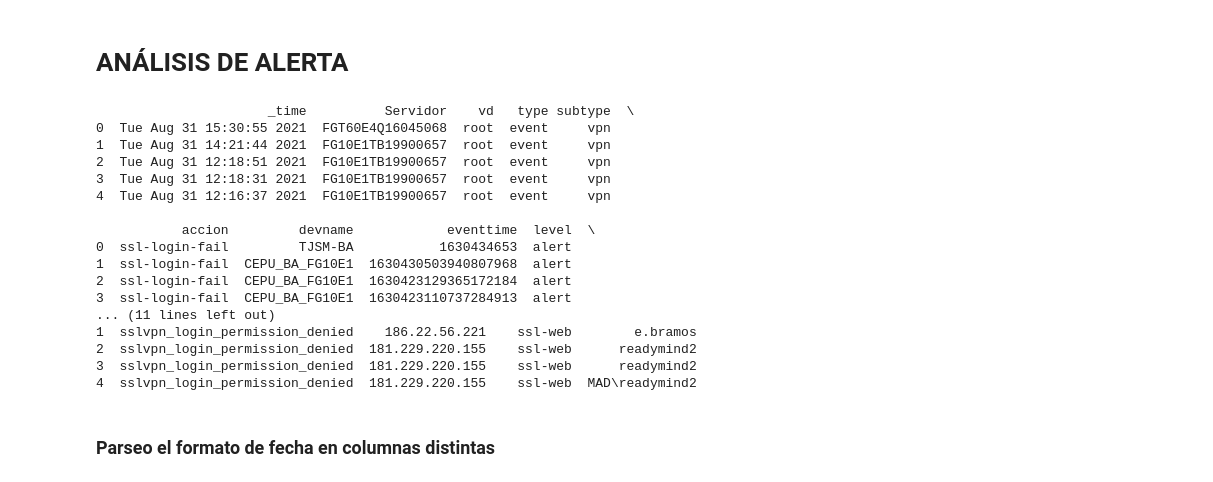
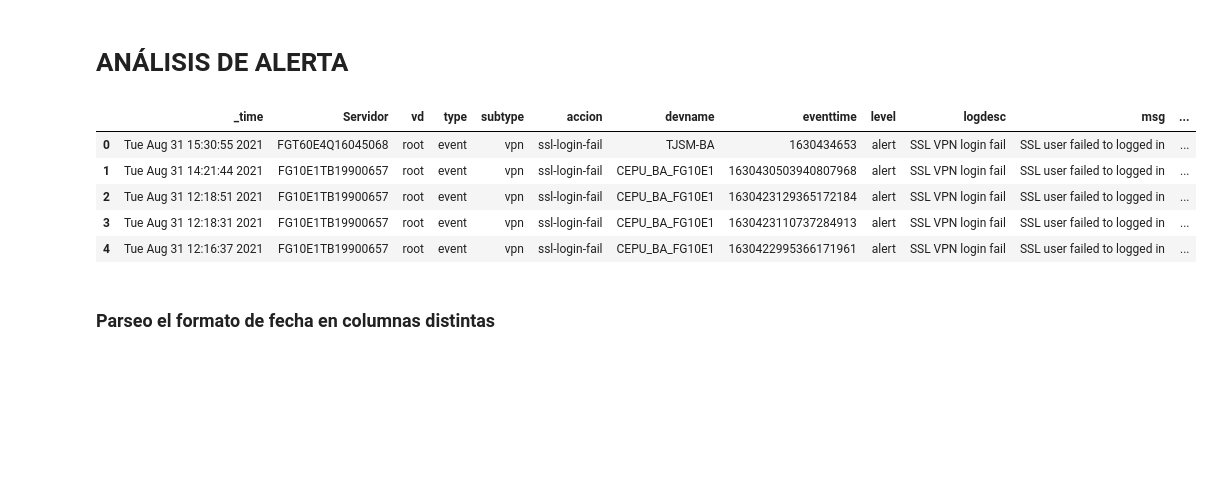
Before and after one commit to BustosMaxx/actividades_py, a Jupyter notebook: LoginsFallidos/BruteForce.ipynb, the cells around one changed output. Drawn from its saved outputs; the diff is of its cells as text; code cells hidden in the pictures; blank space fills up the shorter version.

```diff
--- a/LoginsFallidos/BruteForce.ipynb
+++ b/LoginsFallidos/BruteForce.ipynb
@@ -6,25 +6,14 @@ import matplotlib.pyplot as plt
 
 df_logins = pd.read_csv("Logins_Fallidos.csv")
 # %%
-print(df_logins.head())
+df_logins.head()
 # %% [output]
-                      _time          Servidor    vd   type subtype  \
-0  Tue Aug 31 15:30:55 2021  FGT60E4Q16045068  root  event     vpn
-1  Tue Aug 31 14:21:44 2021  FG10E1TB19900657  root  event     vpn
-2  Tue Aug 31 12:18:51 2021  FG10E1TB19900657  root  event     vpn
-3  Tue Aug 31 12:18:31 2021  FG10E1TB19900657  root  event     vpn
-4  Tue Aug 31 12:16:37 2021  FG10E1TB19900657  root  event     vpn
-
-           accion         devname            eventtime  level  \
-0  ssl-login-fail         TJSM-BA           1630434653  alert
-1  ssl-login-fail  CEPU_BA_FG10E1  1630430503940807968  alert
-2  ssl-login-fail  CEPU_BA_FG10E1  1630423129365172184  alert
-3  ssl-login-fail  CEPU_BA_FG10E1  1630423110737284913  alert
-... (11 lines left out)
-1  sslvpn_login_permission_denied    186.22.56.221    ssl-web        e.bramos
-2  sslvpn_login_permission_denied  181.229.220.155    ssl-web      readymind2
-3  sslvpn_login_permission_denied  181.229.220.155    ssl-web      readymind2
-4  sslvpn_login_permission_denied  181.229.220.155    ssl-web  MAD\readymind2
+|  | _time | Servidor | vd | type | subtype | accion | devname | eventtime | level | logdesc | msg | ... |
+| 0 | Tue Aug 31 15:30:55 2021 | FGT60E4Q16045068 | root | event | vpn | ssl-login-fail | TJSM-BA | 1630434653 | alert | SSL VPN login fail | SSL user failed to logged in | ... |
+| 1 | Tue Aug 31 14:21:44 2021 | FG10E1TB19900657 | root | event | vpn | ssl-login-fail | CEPU_BA_FG10E1 | 1630430503940807968 | alert | SSL VPN login fail | SSL user failed to logged in | ... |
+| 2 | Tue Aug 31 12:18:51 2021 | FG10E1TB19900657 | root | event | vpn | ssl-login-fail | CEPU_BA_FG10E1 | 1630423129365172184 | alert | SSL VPN login fail | SSL user failed to logged in | ... |
+| 3 | Tue Aug 31 12:18:31 2021 | FG10E1TB19900657 | root | event | vpn | ssl-login-fail | CEPU_BA_FG10E1 | 1630423110737284913 | alert | SSL VPN login fail | SSL user failed to logged in | ... |
+| 4 | Tue Aug 31 12:16:37 2021 | FG10E1TB19900657 | root | event | vpn | ssl-login-fail | CEPU_BA_FG10E1 | 1630422995366171961 | alert | SSL VPN login fail | SSL user failed to logged in | ... |
 # %% [markdown]
 ### Parseo el formato de fecha en columnas distintas
 # %%
```
Also changed, not shown: parts of 11 cells of this notebook.
